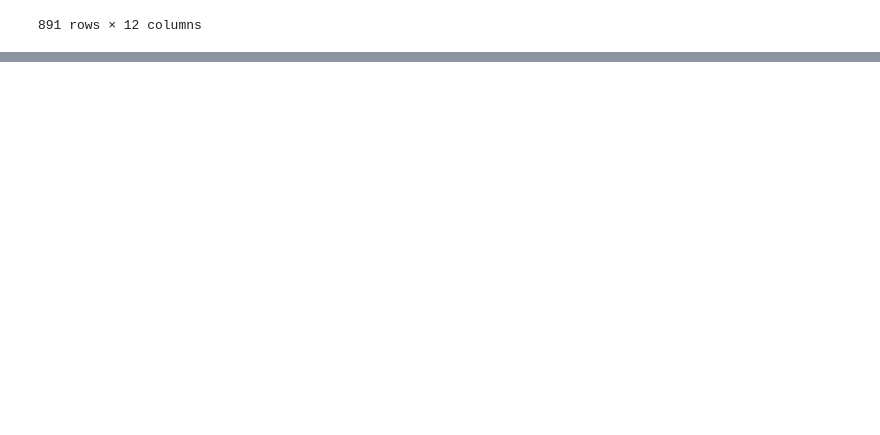
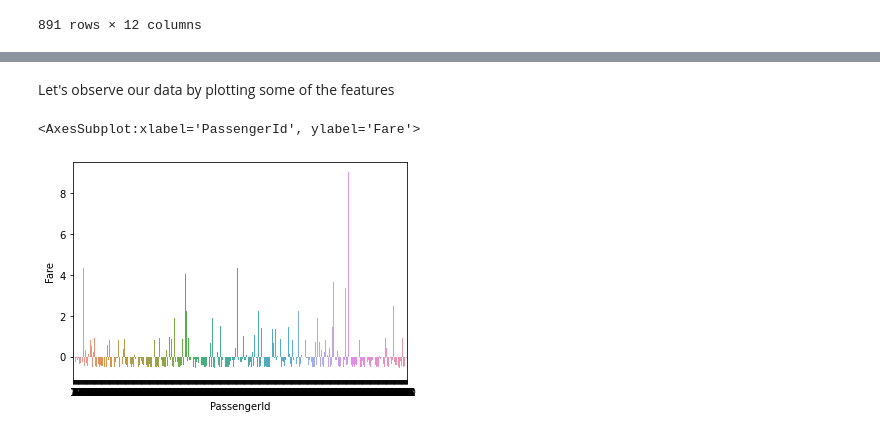
Before and after one commit to pmassouf/Titanic-Competition, a Jupyter notebook: titanic-competition.ipynb, the cells around one changed output, grey strips where cells are left out. Drawn from its saved outputs; the diff is of its cells as text; code cells hidden in the pictures; blank space fills up the shorter version.

Commit message:
Kaggle Notebook | Titanic competition  | Version 2

```diff
--- a/titanic-competition.ipynb
+++ b/titanic-competition.ipynb
@@ -99,0 +93,10 @@ titanic_train.iloc[:,0:]
+# %%
+#First we are going to remove useless columns
+
+titanic_train = titanic_train.drop(['Name', 'Ticket'], axis = 1)
+
+titanic_test = titanic_test.drop(['Name', 'Ticket'], axis = 1)
+#Next we remove NaN values.
+#Let's count them:
+print(titanic_train.isnull().sum(axis = 0))
+print(titanic_test.isnull().sum(axis = 0))
@@ -99,0 +124,7 @@ titanic_train.iloc[:,0:]
+# %%
+titanic_train = titanic_train.drop(['Cabin'], axis = 1)
+
+titanic_test = titanic_test.drop(['Cabin'], axis = 1)
+
+titanic_train = titanic_train.dropna()
+titanic_test = titanic_test.dropna()
@@ -99,0 +163,4 @@ titanic_train.iloc[:,0:]
+# %%
+titanic_train = pd.get_dummies(titanic_train,prefix=['Sex', 'Embarked'], columns = ['Sex', 'Embarked'])
+titanic_test = pd.get_dummies(titanic_test,prefix=['Sex', 'Embarked'], columns = ['Sex', 'Embarked'])
+display(titanic_train)
@@ -99,0 +183,7 @@ titanic_train.iloc[:,0:]
+# %%
+from sklearn.preprocessing import StandardScaler
+
+scaler = StandardScaler()
+titanic_train[['Age', 'Fare']] = scaler.fit_transform(titanic_train[['Age', 'Fare']])
+titanic_test[['Age', 'Fare']] = scaler.fit_transform(titanic_test[['Age', 'Fare']])
+display(titanic_train)
@@ -99,0 +204,7 @@ titanic_train.iloc[:,0:]
+# %% [markdown]
+Let's observe our data by plotting some of the features
+# %%
+sns.barplot(x='PassengerId', y='Fare', data=titanic_train)
+# %% [output]
+<AxesSubplot:xlabel='PassengerId', ylabel='Fare'>
+[figure, added]
```
Also changed, not shown: parts of 15 cells of this notebook.
